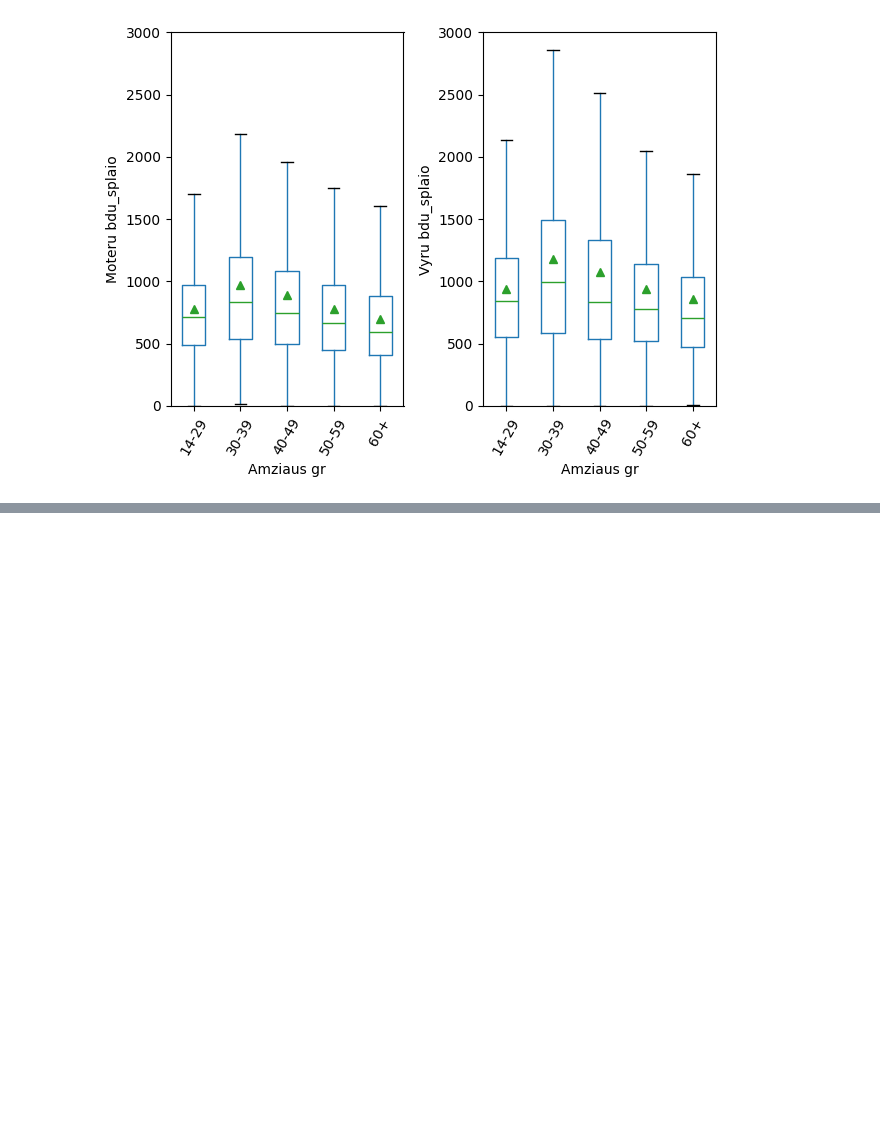
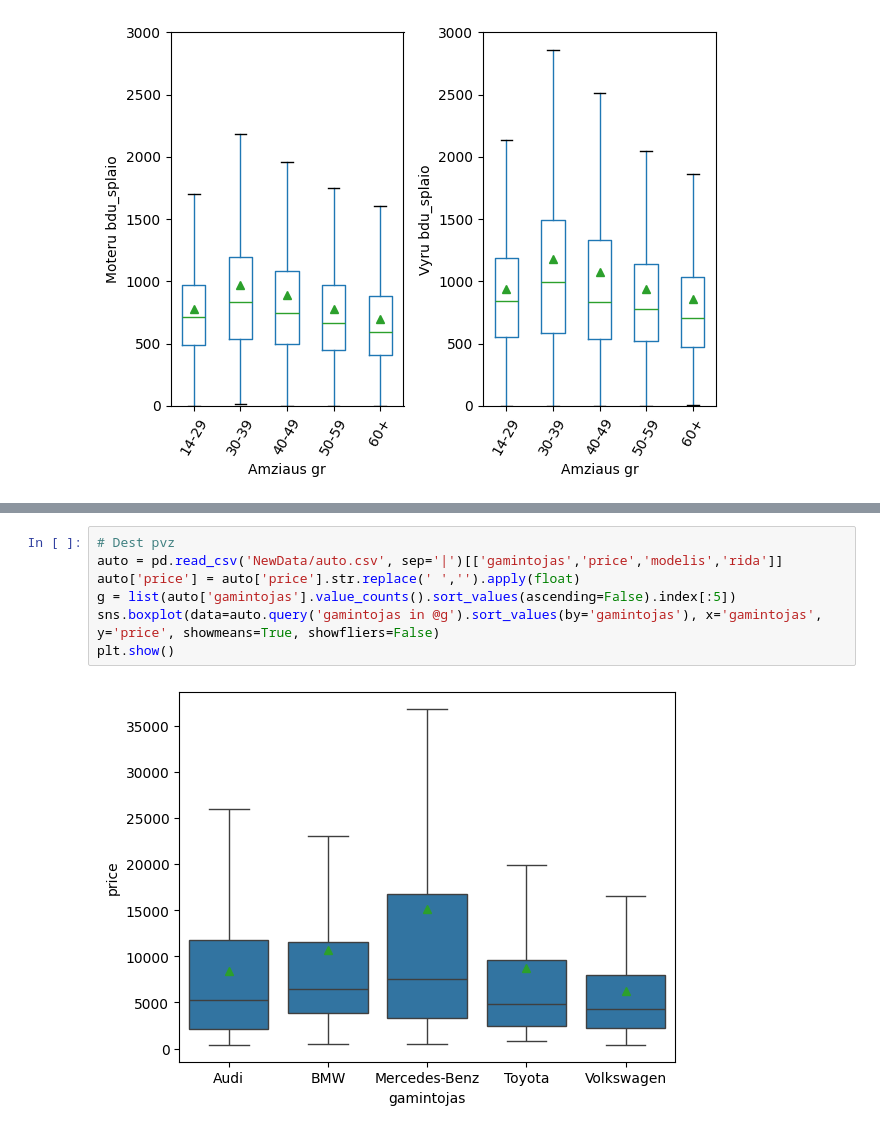
Before and after one commit to Sarunaskaz/JupiterNoteBooks, a Jupyter notebook: 21_boxplot.ipynb, the cells around one changed output, grey strips where cells are left out. Drawn from its saved outputs; the diff is of its cells as text; blank space fills up the shorter version.

```diff
--- a/21_boxplot.ipynb
+++ b/21_boxplot.ipynb
@@ -96,0 +156,9 @@ fig.tight_layout()
+# %%
+# Dest pvz
+auto = pd.read_csv('NewData/auto.csv', sep='|')[['gamintojas','price','modelis','rida']]
+auto['price'] = auto['price'].str.replace(' ','').apply(float)
+g = list(auto['gamintojas'].value_counts().sort_values(ascending=False).index[:5])
+sns.boxplot(data=auto.query('gamintojas in @g').sort_values(by='gamintojas'), x='gamintojas', y='price', showmeans=True, showfliers=False)
+plt.show()
+# %% [output]
+[figure, added]
```
Also changed, not shown: parts of 7 cells of this notebook.
